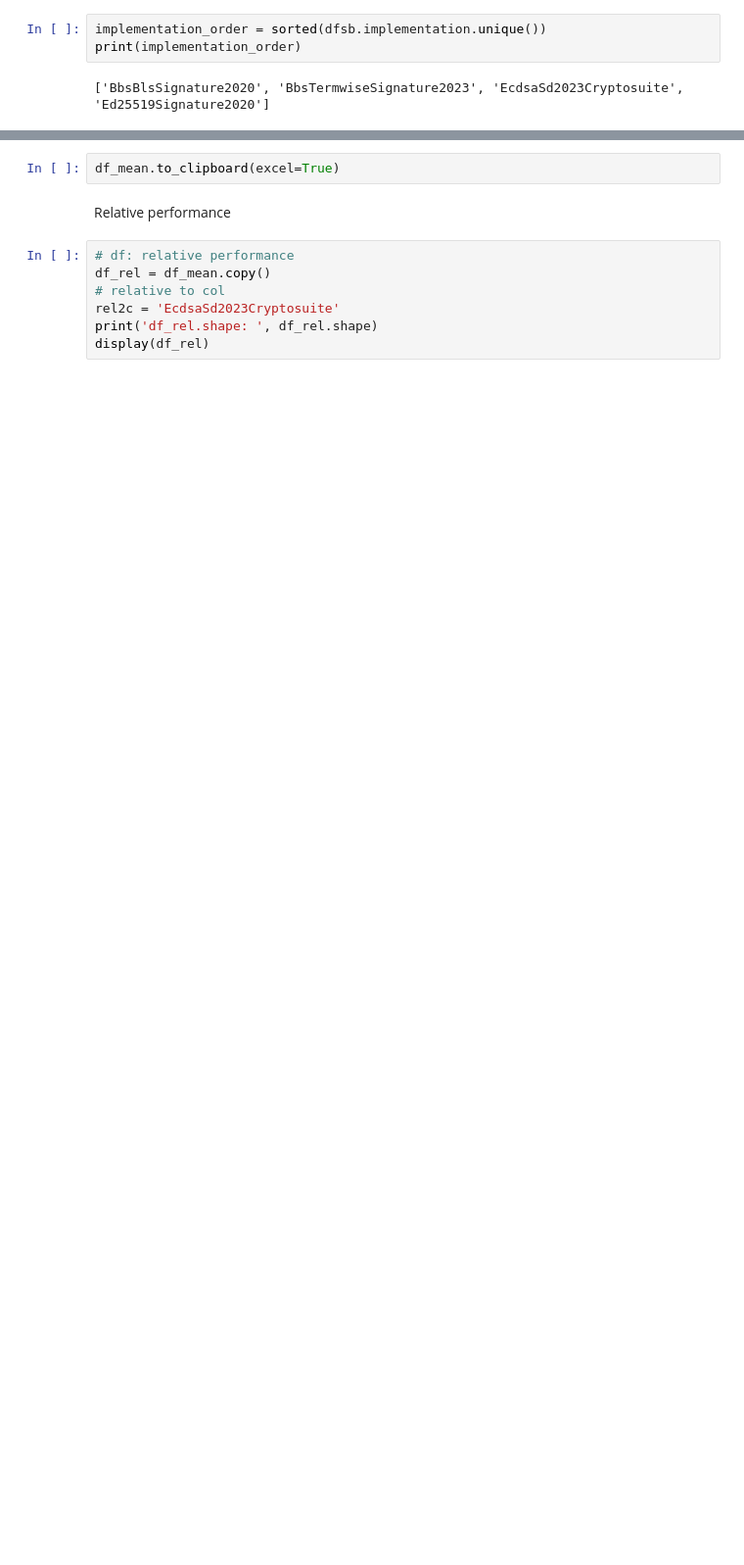
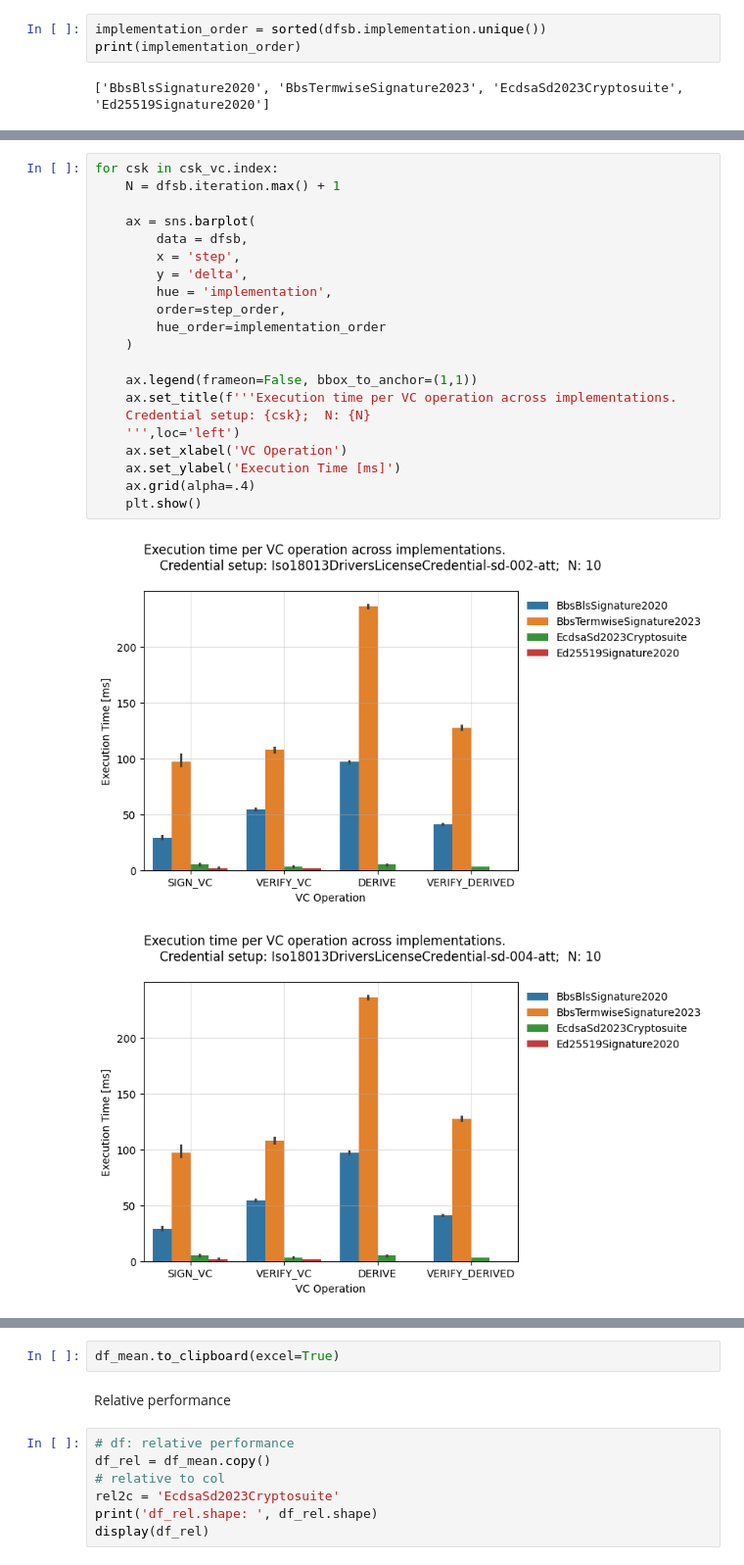
Before and after one commit to SolidLabResearch/vc-benchmark, a Jupyter notebook: data-analysis-v2-0-0.ipynb, the cells around one changed output, grey strips where cells are left out. Shown: that part at 98% size. Drawn from its saved outputs; the diff is of its cells as text; blank space fills up the shorter version.

Commit message:
wip: data analysis

```diff
--- a/data-analysis-v2-0-0.ipynb
+++ b/data-analysis-v2-0-0.ipynb
@@ -231,0 +217,24 @@ plt.show()
+# %%
+for csk in csk_vc.index:
+    N = dfsb.iteration.max() + 1
+
+    ax = sns.barplot(
+        data = dfsb,
+        x = 'step',
+        y = 'delta',
+        hue = 'implementation',
+        order=step_order,
+        hue_order=implementation_order
+    )
+
+    ax.legend(frameon=False, bbox_to_anchor=(1,1))
+    ax.set_title(f'''Execution time per VC operation across implementations.
+    Credential setup: {csk};  N: {N}
+    ''',loc='left')
+    ax.set_xlabel('VC Operation')
+    ax.set_ylabel('Execution Time [ms]')
+    ax.grid(alpha=.4)
+    plt.show()
+# %% [output]
+[figure, added]
+[figure, added]
```
Also changed, not shown: parts of 26 cells of this notebook.
